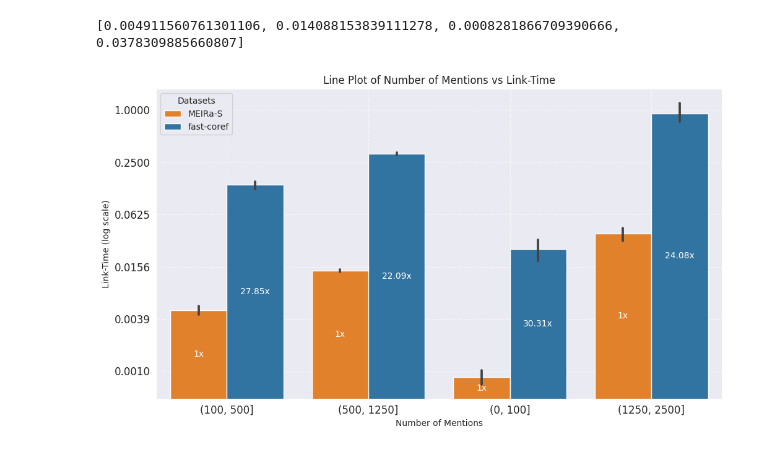
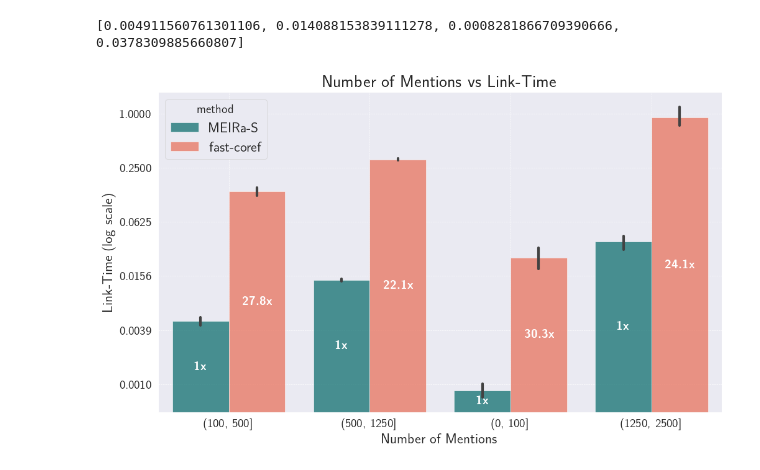
Before and after one commit to KawshikManikantan/gpt-coref-pyplot, a Jupyter notebook: vis.ipynb, the cells around one changed output. Cells and saved outputs as stored; diff of their text form; code cells hidden in the pictures.

Commit message:
Plot changes

```diff
--- a/vis.ipynb
+++ b/vis.ipynb
@@ -2,6 +2,14 @@
 import pandas as pd
 import matplotlib.pyplot as plt
 import seaborn as sns
+# %%
+plt.style.use('bmh')
+plt.rc('text', usetex=True)   #  Might require installing TeX fonts
+plt.rc('axes', facecolor='w', labelcolor='b', edgecolor='k', labelsize=16)
+plt.rcParams['font.size'] = 14
+plt.rcParams['legend.fontsize'] = 16
+plt.rcParams['xtick.labelsize'] = 16
+plt.rcParams['ytick.labelsize'] = 16
 # %%
 ## Read coref_speed.csv
 coref_speed_dets = pd.read_csv('coref_speed.csv')
@@ -38,42 +28,45 @@ plt.figure(figsize=(10, 6))
 
 # Define the order of categories
 hue_order = ['MEIRa-S', 'fast-coref']
-palette = [sns.palettes.color_palette()[1],sns.palettes.color_palette()[0]]
+# palette = [sns.palettes.color_palette()[1],sns.palettes.color_palette()[0]]
+palette = ['teal', 'tomato']
 
 # Beautify the plot
 sns.set_style('darkgrid')
 
-barplot = sns.barplot(data=speed_dets, x='num_mentions_bins', y='link_time', hue='method',hue_order=hue_order,palette=palette)
+barplot = sns.barplot(data=speed_dets, x='num_mentions_bins', y='link_time', hue='method',hue_order=hue_order,palette=palette, alpha=0.75)
 
 # Annotate the bars inside the bar
 prev_bar_heights = None
 for container_ind,container in enumerate(barplot.containers):
     if container_ind % 2 == 0:
-        barplot.bar_label(container, labels=[f'1x' for v in container], label_type='center', color='white', fontsize=10)
+        barplot.bar_label(container, labels=[f'\\textbf{{1x}}' for v in container], label_type='center', color='white')
         prev_bar_heights = [v.get_height() for v in container]
     else:
         print(prev_bar_heights)
         # barplot.bar_label(container, labels=[f'{v.get_height():.2f}x' for v in container], label_type='center', color='white', fontsize=10)
-        barplot.bar_label(container, labels=[f'{v.get_height()/prev_bar_heights[v_ind]:.2f}x' for v_ind,v in enumerate(container)], label_type='center', color='white', fontsize=10)
+        barplot.bar_label(container, labels=[f'\\textbf{{{v.get_height()/prev_bar_heights[v_ind]:.1f}x}}' for v_ind,v in enumerate(container)], label_type='center', color='white')
 
 # Add labels and title
 plt.xlabel('Number of Mentions')
 plt.ylabel('Link-Time (log scale)')
-plt.title('Line Plot of Number of Mentions vs Link-Time')
-plt.legend(title='Datasets')
+plt.title('Number of Mentions vs Link-Time')
+# plt.legend(title='Datasets')
 
 
-plt.xticks(fontsize=12)
-plt.yticks(fontsize=12)
+plt.xticks(fontsize=14)
+plt.yticks(fontsize=14)
 plt.grid(True, which='both', linestyle='--', linewidth=0.5)
 plt.tight_layout()
 
 # Apply logarithmic scale to y-axis
 plt.yscale('log',base=2)
 plt.gca().yaxis.set_major_formatter(plt.FuncFormatter(lambda x, _: '{:.4f}'.format(x)))
 
 # Show the plot
+plt.tight_layout(pad=0.07)
+plt.savefig("./speed_comp.jpg", format='jpg', dpi=300)
 plt.show()
 # %% [output]
 [0.004911560761301106, 0.014088153839111278, 0.0008281866709390666, 0.0378309885660807]
-[figure, old version]
+[figure, new version]
```
Also changed, not shown: parts of 1 cell of this notebook, 1 other file.
